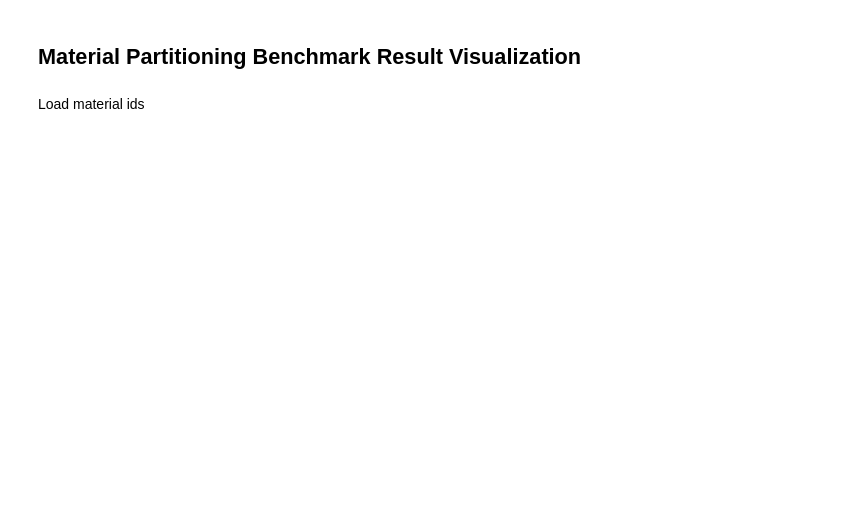
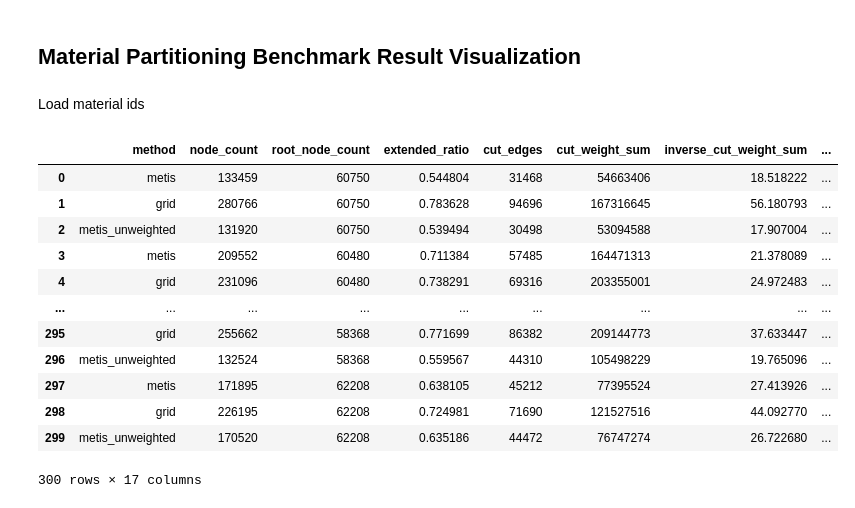
Before and after one commit to jaeheonshim/atomic-graph-partitioning, a Jupyter notebook: partitioning/material_results.ipynb, the cells around one changed output. Cells and saved outputs as stored; diff of their text form; code cells hidden in the pictures; blank space fills up the shorter version.

```diff
--- a/partitioning/material_results.ipynb
+++ b/partitioning/material_results.ipynb
@@ -23,6 +25,22 @@ PARTITION_DF_FILE = 'n_1000000_partitions_mattersim.csv'
 
 all_df = pd.read_csv(FULL_DF_FILE)
 partition_df = pd.read_csv(PARTITION_DF_FILE)
+# %%
+all_df
+# %% [output]
+|  | method | node_count | root_node_count | extended_ratio | cut_edges | cut_weight_sum | inverse_cut_weight_sum | ... |
+| 0 | metis | 133459 | 60750 | 0.544804 | 31468 | 54663406 | 18.518222 | ... |
+| 1 | grid | 280766 | 60750 | 0.783628 | 94696 | 167316645 | 56.180793 | ... |
+| 2 | metis_unweighted | 131920 | 60750 | 0.539494 | 30498 | 53094588 | 17.907004 | ... |
+| 3 | metis | 209552 | 60480 | 0.711384 | 57485 | 164471313 | 21.378089 | ... |
+| 4 | grid | 231096 | 60480 | 0.738291 | 69316 | 203355001 | 24.972483 | ... |
+| ... | ... | ... | ... | ... | ... | ... | ... | ... |
+| 295 | grid | 255662 | 58368 | 0.771699 | 86382 | 209144773 | 37.633447 | ... |
+| 296 | metis_unweighted | 132524 | 58368 | 0.559567 | 44310 | 105498229 | 19.765096 | ... |
+| 297 | metis | 171895 | 62208 | 0.638105 | 45212 | 77395524 | 27.413926 | ... |
+| 298 | grid | 226195 | 62208 | 0.724981 | 71690 | 121527516 | 44.092770 | ... |
+| 299 | metis_unweighted | 170520 | 62208 | 0.635186 | 44472 | 76747274 | 26.722680 | ... |
+300 rows × 17 columns
 # %%
 partition_df
 # %% [output]
```
Also changed, not shown: parts of 7 cells of this notebook, 9 other files.
